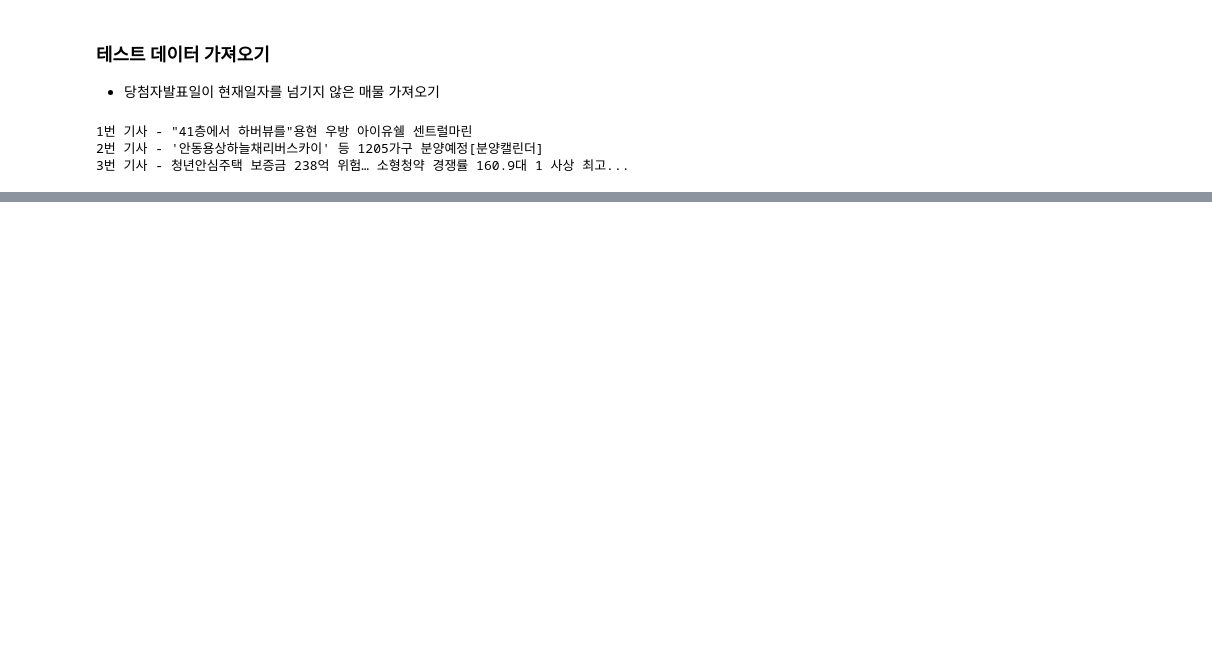
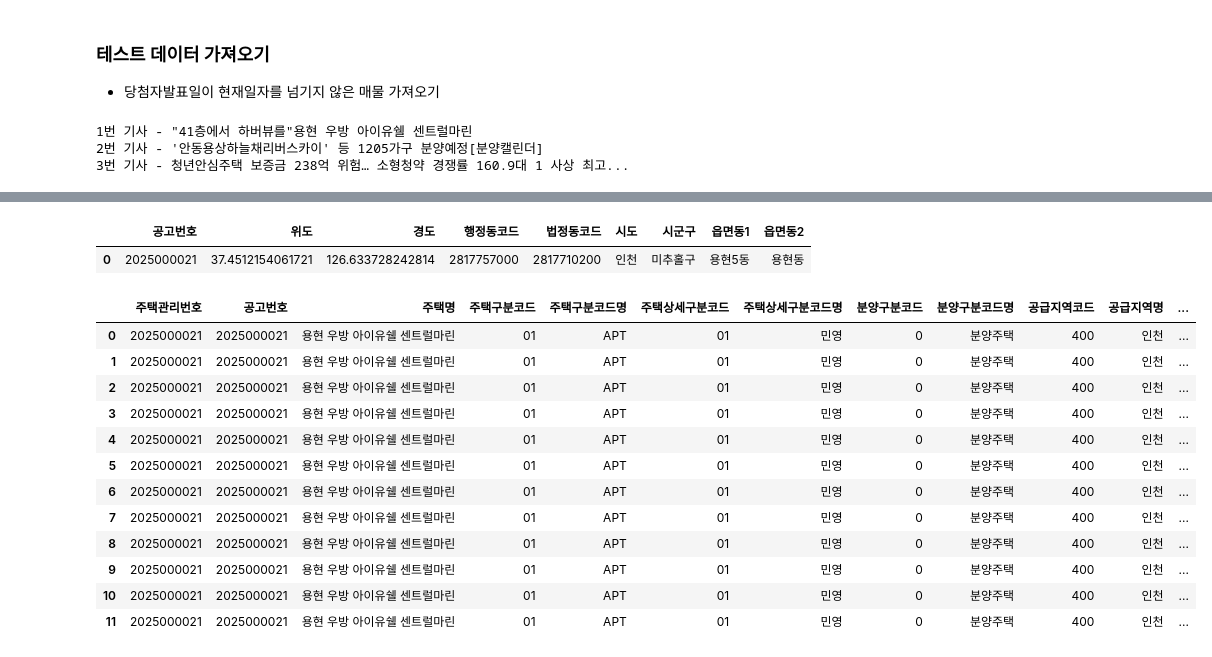
Before and after one commit to choikwangil95/HKToss-MLOps-Proejct, a Jupyter notebook: src/storage/raw_data/data_merged.ipynb, the cells around one changed output, grey strips where cells are left out. Cells and saved outputs as stored; diff of their text form; code cells hidden in the pictures; blank space fills up the shorter version.

```diff
--- a/src/storage/raw_data/data_merged.ipynb
+++ b/src/storage/raw_data/data_merged.ipynb
@@ -417,0 +485,22 @@ result_df
+# %%
+#.env 파일 로드
+import requests
+from dotenv import load_dotenv
+load_dotenv()
+kakao_api_key = os.getenv("kakao_api_key")
+
+def add_address_by_apartname(apartname):
+  kakao_api_url = "https://dapi.kakao.com/v2/local/search/keyword.json"
+  headers = {"Authorization": f"KakaoAK {kakao_api_key}"}
+
+  response = requests.get(kakao_api_url, headers=headers, params={"query": apartname})
+  data = response.json()['documents']
+  has_data = len(data) != 0
+
+  if has_data:
+    address = data[0]['address_name']
+    return address
+
+  return ''
+# %%
+df_future_estate_list_unique['공급위치 by 주택명'] = df_future_estate_list_unique['정제된주택명'].apply(add_address_by_apartname)
@@ -417,0 +589,4 @@ result_df
+# %%
+df_future_estate_list_unique[['위도', '경도', '행정동코드', '법정동코드', '시도', '시군구', '읍면동1', '읍면동2']] = df_future_estate_list_unique.apply(
+    lambda x: process_address_data(x['정제된주소'], x['공급위치 by 주택명']), axis=1, result_type='expand'
+)
@@ -417,0 +611,24 @@ result_df
+# %%
+df_future_estate_list_unique = df_future_estate_list_unique[['공고번호', '위도', '경도', '행정동코드', '법정동코드', '시도', '시군구', '읍면동1', '읍면동2']]
+# %%
+df_future_estate_list_unique
+# %% [output]
+|  | 공고번호 | 위도 | 경도 | 행정동코드 | 법정동코드 | 시도 | 시군구 | 읍면동1 | 읍면동2 |
+| 0 | 2025000021 | 37.4512154061721 | 126.633728242814 | 2817757000 | 2817710200 | 인천 | 미추홀구 | 용현5동 | 용현동 |
+# %%
+df_future_estate_list = pd.merge(df_future_estate_list, df_future_estate_list_unique, how='inner')
+df_future_estate_list
+# %% [output]
+|  | 주택관리번호 | 공고번호 | 주택명 | 주택구분코드 | 주택구분코드명 | 주택상세구분코드 | 주택상세구분코드명 | 분양구분코드 | 분양구분코드명 | 공급지역코드 | 공급지역명 | ... |
+| 0 | 2025000021 | 2025000021 | 용현 우방 아이유쉘 센트럴마린 | 01 | APT | 01 | 민영 | 0 | 분양주택 | 400 | 인천 | ... |
+| 1 | 2025000021 | 2025000021 | 용현 우방 아이유쉘 센트럴마린 | 01 | APT | 01 | 민영 | 0 | 분양주택 | 400 | 인천 | ... |
+| 2 | 2025000021 | 2025000021 | 용현 우방 아이유쉘 센트럴마린 | 01 | APT | 01 | 민영 | 0 | 분양주택 | 400 | 인천 | ... |
+| 3 | 2025000021 | 2025000021 | 용현 우방 아이유쉘 센트럴마린 | 01 | APT | 01 | 민영 | 0 | 분양주택 | 400 | 인천 | ... |
+| 4 | 2025000021 | 2025000021 | 용현 우방 아이유쉘 센트럴마린 | 01 | APT | 01 | 민영 | 0 | 분양주택 | 400 | 인천 | ... |
+| 5 | 2025000021 | 2025000021 | 용현 우방 아이유쉘 센트럴마린 | 01 | APT | 01 | 민영 | 0 | 분양주택 | 400 | 인천 | ... |
+| 6 | 2025000021 | 2025000021 | 용현 우방 아이유쉘 센트럴마린 | 01 | APT | 01 | 민영 | 0 | 분양주택 | 400 | 인천 | ... |
+| 7 | 2025000021 | 2025000021 | 용현 우방 아이유쉘 센트럴마린 | 01 | APT | 01 | 민영 | 0 | 분양주택 | 400 | 인천 | ... |
+| 8 | 2025000021 | 2025000021 | 용현 우방 아이유쉘 센트럴마린 | 01 | APT | 01 | 민영 | 0 | 분양주택 | 400 | 인천 | ... |
+| 9 | 2025000021 | 2025000021 | 용현 우방 아이유쉘 센트럴마린 | 01 | APT | 01 | 민영 | 0 | 분양주택 | 400 | 인천 | ... |
+| 10 | 2025000021 | 2025000021 | 용현 우방 아이유쉘 센트럴마린 | 01 | APT | 01 | 민영 | 0 | 분양주택 | 400 | 인천 | ... |
+| 11 | 2025000021 | 2025000021 | 용현 우방 아이유쉘 센트럴마린 | 01 | APT | 01 | 민영 | 0 | 분양주택 | 400 | 인천 | ... |
```
Also changed, not shown: parts of 12 cells of this notebook, 1 other file.
